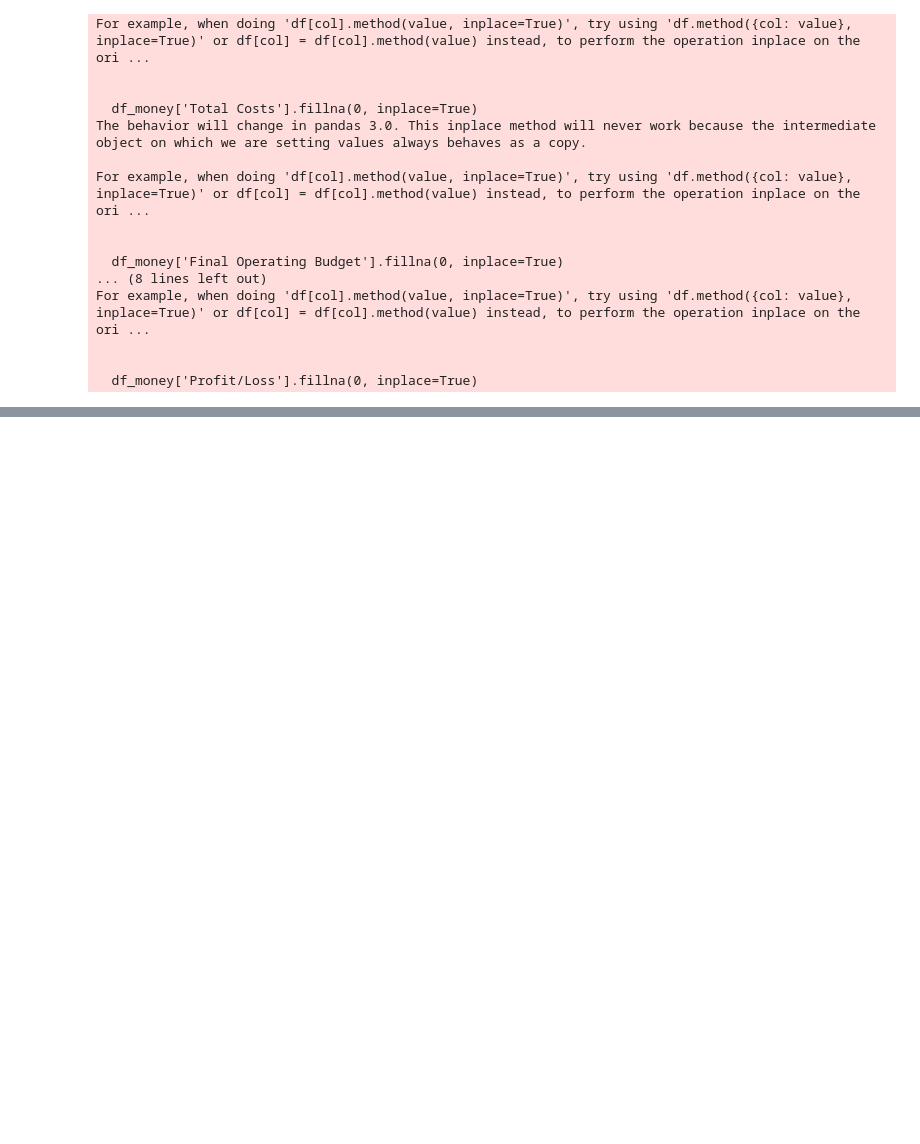
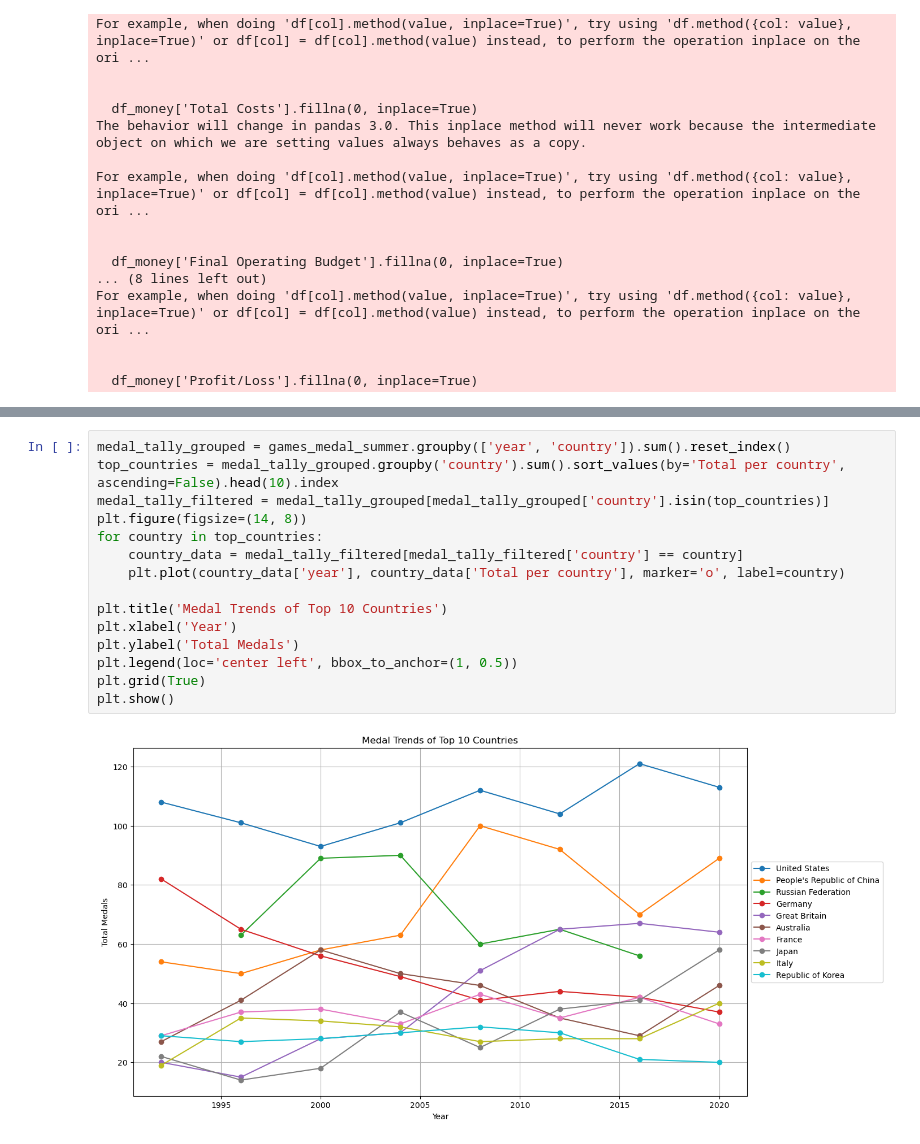
Before and after one commit to ezishr/CodeDex---Hackathon-Summer-2024, a Jupyter notebook: index.ipynb, the cells around one changed output, grey strips where cells are left out. Cells and saved outputs as stored; diff of their text form; blank space fills up the shorter version.

```diff
--- a/index.ipynb
+++ b/index.ipynb
@@ -465,0 +492,17 @@ plt.show()
+# %%
+medal_tally_grouped = games_medal_summer.groupby(['year', 'country']).sum().reset_index()
+top_countries = medal_tally_grouped.groupby('country').sum().sort_values(by='Total per country', ascending=False).head(10).index
+medal_tally_filtered = medal_tally_grouped[medal_tally_grouped['country'].isin(top_countries)]
+plt.figure(figsize=(14, 8))
+for country in top_countries:
+    country_data = medal_tally_filtered[medal_tally_filtered['country'] == country]
+    plt.plot(country_data['year'], country_data['Total per country'], marker='o', label=country)
+
+plt.title('Medal Trends of Top 10 Countries')
+plt.xlabel('Year')
+plt.ylabel('Total Medals')
+plt.legend(loc='center left', bbox_to_anchor=(1, 0.5))
+plt.grid(True)
+plt.show()
+# %% [output]
+[figure, added]
```
Also changed, not shown: parts of 17 cells of this notebook, 1 other file.
